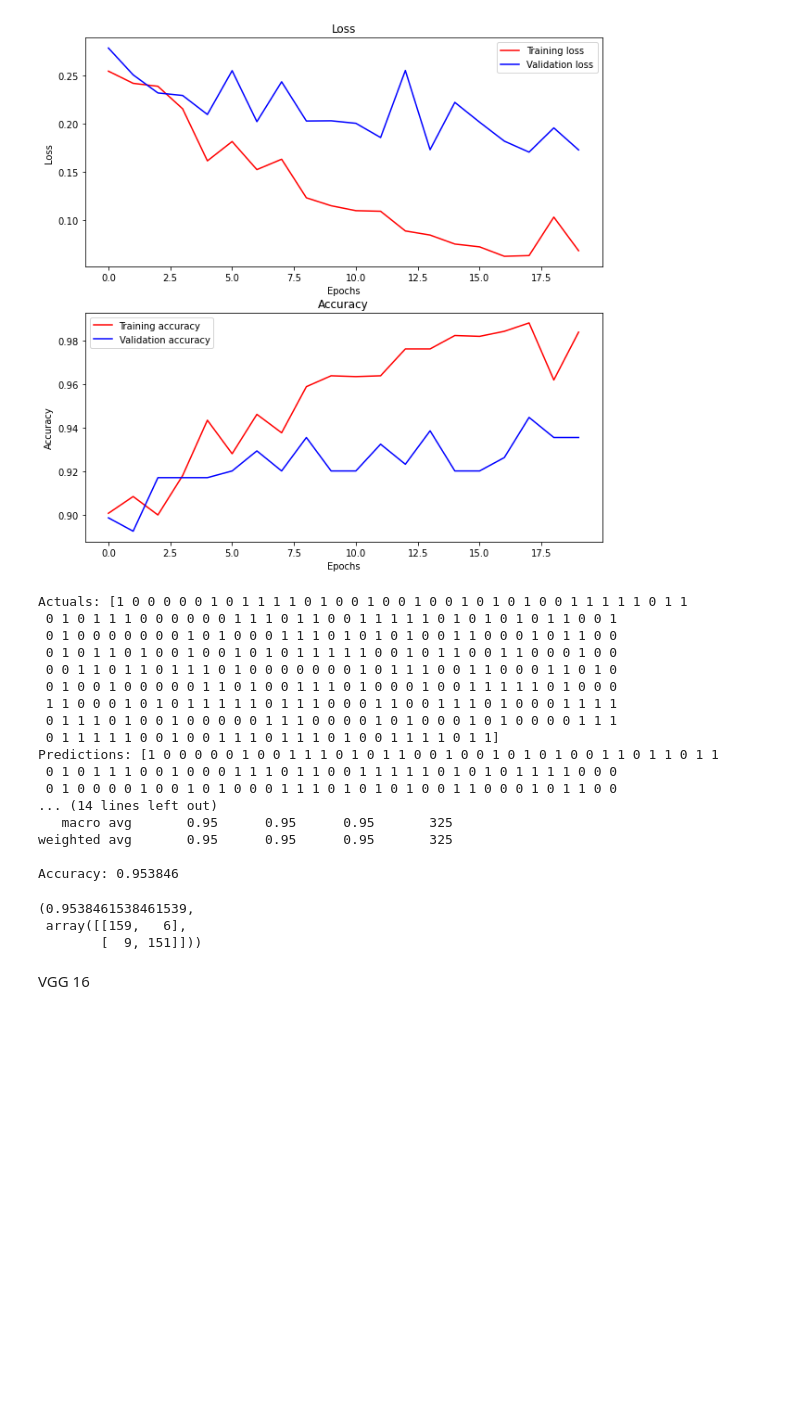
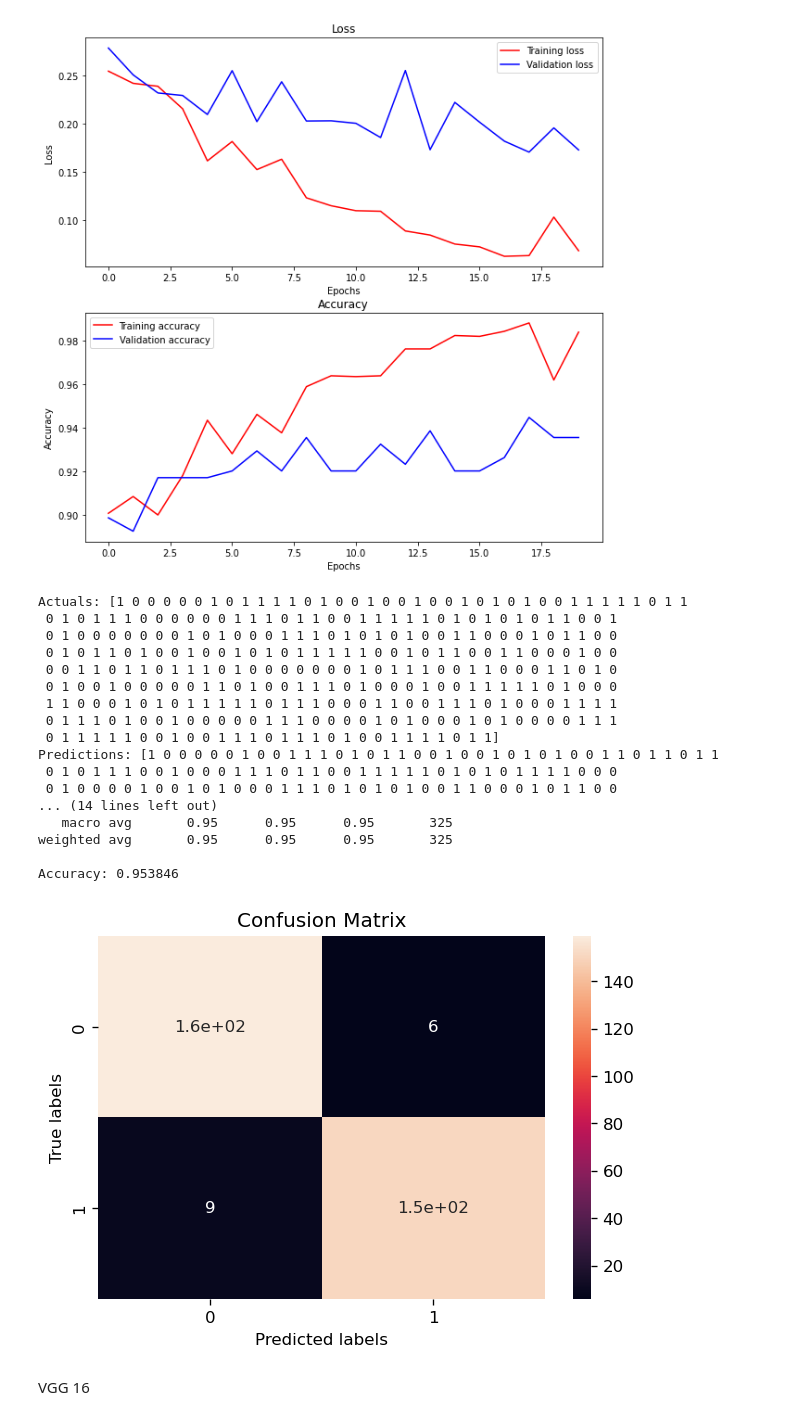
Before and after one commit to andrewharrop/Advanced-AI-Thesis, a Jupyter notebook: main.ipynb, the cells around one changed output. Cells and saved outputs as stored; diff of their text form; code cells hidden in the pictures; blank space fills up the shorter version.

```diff
--- a/main.ipynb
+++ b/main.ipynb
@@ -48,6 +48,20 @@ from Models.RESNET import build_resnet
 from Models.RESNET import train_resnet
 # %% [markdown]
 Load images from the dataset
+# %%
+def plot_confusion_matrix(confusion_mtx):
+
+    # creates a graph template
+    fig, ax = plt.subplots(dpi = 120)
+    # plot the confusion matrix
+    sns.heatmap(confusion_mtx , annot=True)
+    # x-axis label
+    ax.set_xlabel('Predicted labels')
+    # y-axis label
+    ax.set_ylabel('True labels')
+    # title
+    ax.set_title('Confusion Matrix')
+    plt.show()
 # %%
 dataset_1_tumor_images, dataset_1_normal_images = load_images(1)
 dataset_2_tumor_images, dataset_2_normal_images = load_images(2)
@@ -206,7 +220,7 @@ plot_history(history_1)
 # %% [output]
 [figure]
 # %%
-evalute_model(model_1, X_test, Y_test, batch_size=32)
+accuracy_1, cm1 = evalute_model(model_1, X_test, Y_test, batch_size=32)
 # %% [output]
 Actuals: [1 0 0 0 0 0 1 0 1 1 1 1 0 1 0 0 1 0 0 1 0 0 1 0 1 0 1 0 0 1 1 1 1 1 0 1 1
  0 1 0 1 1 1 0 0 0 0 0 0 1 1 1 0 1 1 0 0 1 1 1 1 1 0 1 0 1 0 1 0 1 1 0 0 1
@@ -225,9 +239,11 @@ Predictions: [1 0 0 0 0 0 1 0 0 1 1 1 0 1 0 1 1 0 0 1 0 0 1 0 1 0 1 0 0 1 1 0 1
 weighted avg       0.95      0.95      0.95       325
 
 Accuracy: 0.953846
-(0.9538461538461539,
- array([[159,   6],
-        [  9, 151]]))
+# %%
+# Plot the confusion matrix
+plot_confusion_matrix(cm1)
+# %% [output]
+[figure, added]
 # %%
 # Save model
 model_1.save("model_1.h5")
```
Also changed, not shown: parts of 9 cells of this notebook, 2 other files.
